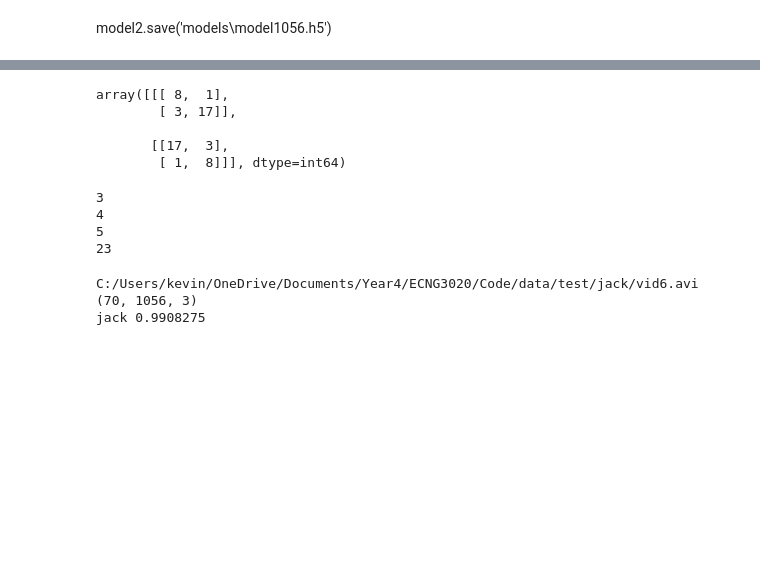
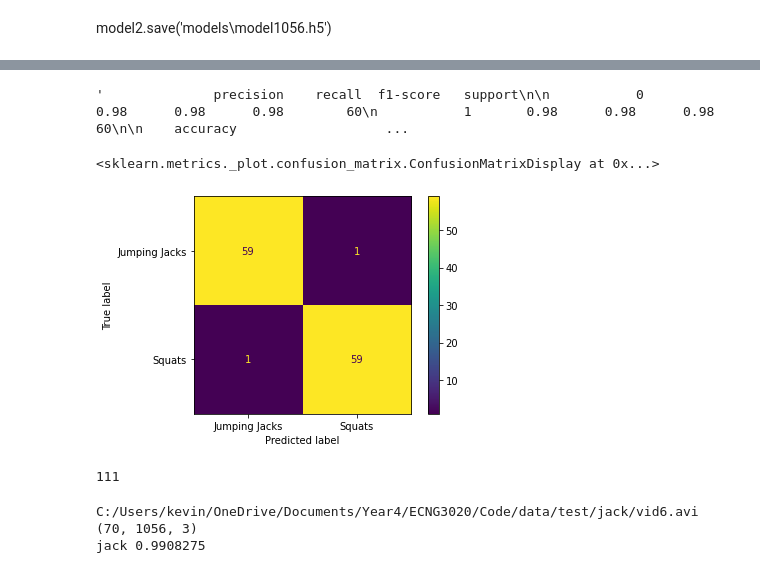
Before and after one commit to KevinSeegobin/3DPoseEstimation, a Jupyter notebook: test.ipynb, the cells around one changed output, grey strips where cells are left out. Cells and saved outputs as stored; diff of their text form; code cells hidden in the pictures; blank space fills up the shorter version.

```diff
--- a/test.ipynb
+++ b/test.ipynb
@@ -420,9 +420,9 @@ print(count)
 # %%
 sequences, labels = [], []
 for action in actions:
-    for video in os.listdir("videos/%s"%action):
+    for video in os.listdir("test2112/%s"%action):
         temp = []
-        vid = np.load("videos/%s/%s"%(action, video))
+        vid = np.load("test2112/%s/%s"%(action, video))
         print(vid.shape)
         sequences.append(vid)
         labels.append(label_map[action])
@@ -456,14 +456,14 @@ for action in actions:
         labels.append(label_map[action])
 # %%
 x = []
-full = max([len(i) for i in sequences])
-# full = 122
+# full = max([len(i) for i in sequences])
+full = 122
 for vid in sequences:
     temp = np.copy(vid)
     if len(vid) < full:
         for i in range(full - len(vid)):
-            temp = np.append(temp, np.zeros((1056, 3), float))
-    temp = np.reshape(temp, (full, 1056, 3))
+            temp = np.append(temp, np.zeros((2112, 3), float))
+    temp = np.reshape(temp, (full, 2112, 3))
     # print(temp.shape)
     # plt.imshow(temp, interpolation='nearest')
     # plt.show()
@@ -527,6 +527,8 @@ Epoch 30/30
 <keras.callbacks.History at 0x...>
 # %% [markdown]
 model2.save('models\\model1056.h5')
+# %%
+model2 = load_model('models/model2112.h5')
 # %%
 yhat = model2.predict(x)
 ytru = np.argmax(y, axis=1).tolist()
@@ -534,11 +538,15 @@ yhat = np.argmax(yhat, axis=1).tolist()
 # %%
-multilabel_confusion_matrix(ytru, yhat)
+classification_report(ytru, yhat)
 # %% [output]
-array([[[ 8,  1],
-        [ 3, 17]],
-
-       [[17,  3],
-        [ 1,  8]]], dtype=int64)
+'              precision    recall  f1-score   support\n\n           0       0.98      0.98      0.98        60\n           1       0.98      0.98      0.98        60\n\n    accuracy                   ...
+# %%
+cm = confusion_matrix(ytru, yhat)
+# %%
+disp = ConfusionMatrixDisplay(cm, display_labels=["Jumping Jacks", "Squats"])
+disp.plot()
+# %% [output]
+<sklearn.metrics._plot.confusion_matrix.ConfusionMatrixDisplay at 0x...>
+[figure, added]
 # %%
 res = model2.predict(x)
 # %%
@@ -546,10 +554,7 @@ for guess in range(len(res)):
     if np.argmax(res[guess]) != np.argmax(y[guess]):
         print(guess)
 # %% [output]
-3
-4
-5
-23
+111
 # %%
 data = run("C:/Users/kevin/OneDrive/Documents/Year4/ECNG3020/Code/data/test/jack/vid6.avi")
 final = ProcessPaper(data)
```
Also changed, not shown: parts of 5 cells of this notebook.
